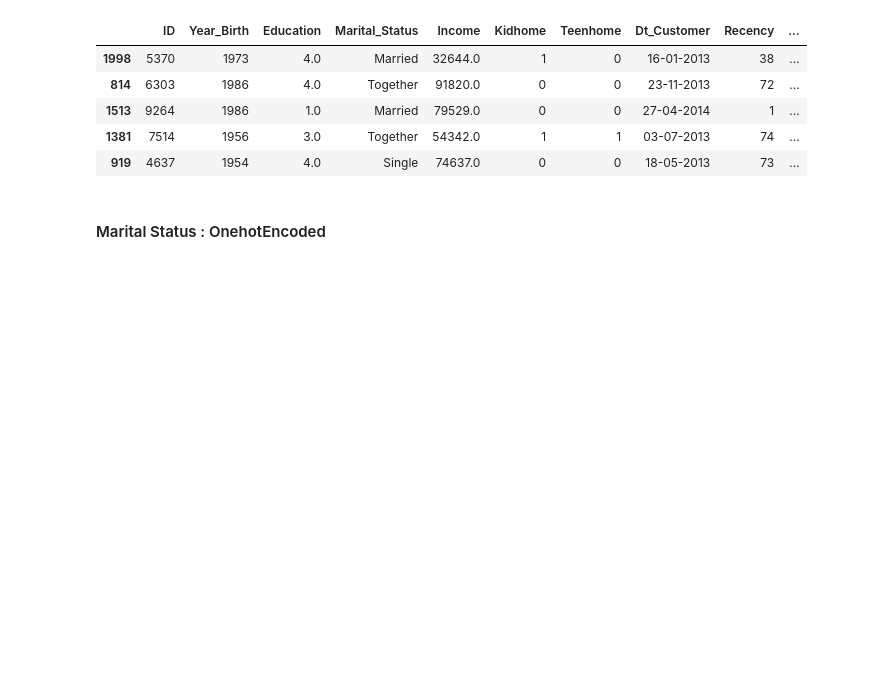
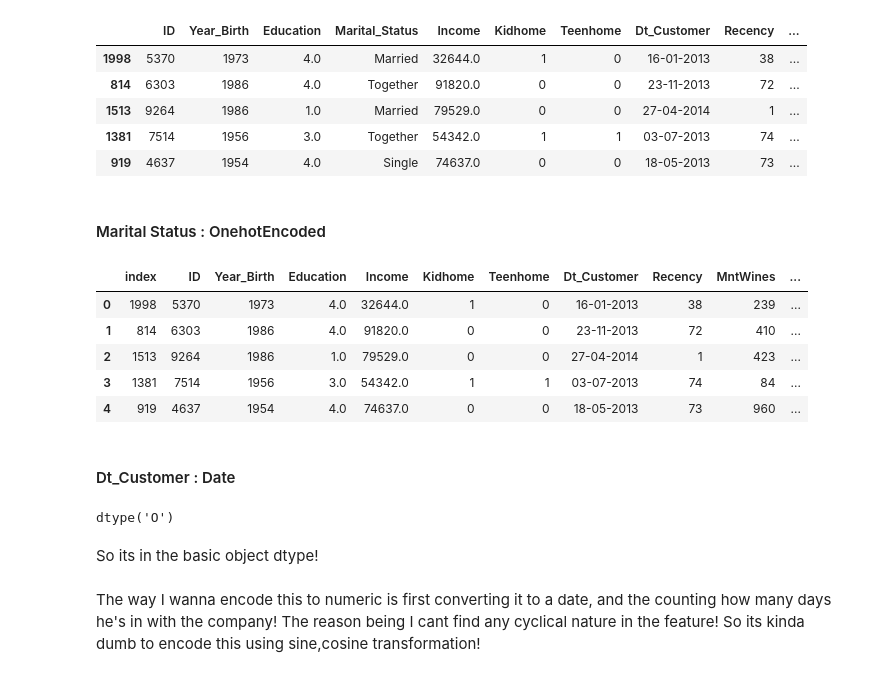
Before and after one commit to Salekeen/Classification-of-Customer-Base-based-on-Promotion-Proclivity, a Jupyter notebook: 5. Feature Engineering.ipynb, the cells around one changed output. Cells and saved outputs as stored; diff of their text form; code cells hidden in the pictures; blank space fills up the shorter version.

```diff
--- a/5. Feature Engineering.ipynb
+++ b/5. Feature Engineering.ipynb
@@ -79,4 +79,28 @@ data.head()
 from sklearn.preprocessing import OneHotEncoder
 
 ohe = OneHotEncoder(sparse=False)
-result = ohe.fit_transform(data[['Marital_Status']])
+result = pd.DataFrame(ohe.fit_transform(data[['Marital_Status']]))
+
+result.columns = ohe.get_feature_names(['Marital Status'])
+data.drop(['Marital_Status'],axis=1,inplace=True)
+
+data = pd.concat([data.reset_index(),pd.DataFrame(result)],axis=1)
+# %%
+data.head()
+# %% [output]
+|  | index | ID | Year_Birth | Education | Income | Kidhome | Teenhome | Dt_Customer | Recency | MntWines | ... |
+| 0 | 1998 | 5370 | 1973 | 4.0 | 32644.0 | 1 | 0 | 16-01-2013 | 38 | 239 | ... |
+| 1 | 814 | 6303 | 1986 | 4.0 | 91820.0 | 0 | 0 | 23-11-2013 | 72 | 410 | ... |
+| 2 | 1513 | 9264 | 1986 | 1.0 | 79529.0 | 0 | 0 | 27-04-2014 | 1 | 423 | ... |
+| 3 | 1381 | 7514 | 1956 | 3.0 | 54342.0 | 1 | 1 | 03-07-2013 | 74 | 84 | ... |
+| 4 | 919 | 4637 | 1954 | 4.0 | 74637.0 | 0 | 0 | 18-05-2013 | 73 | 960 | ... |
+# %% [markdown]
+#### Dt_Customer : Date
+# %%
+data.Dt_Customer.dtype
+# %% [output]
+dtype('O')
+# %% [markdown]
+So its in the basic object dtype!
+# %% [markdown]
+The way I wanna encode this to numeric is first converting it to a date, and the counting how many days he's in with the company! The reason being I cant find any cyclical nature in the feature! So its kinda dumb to encode this using sine,cosine transformation!
```
